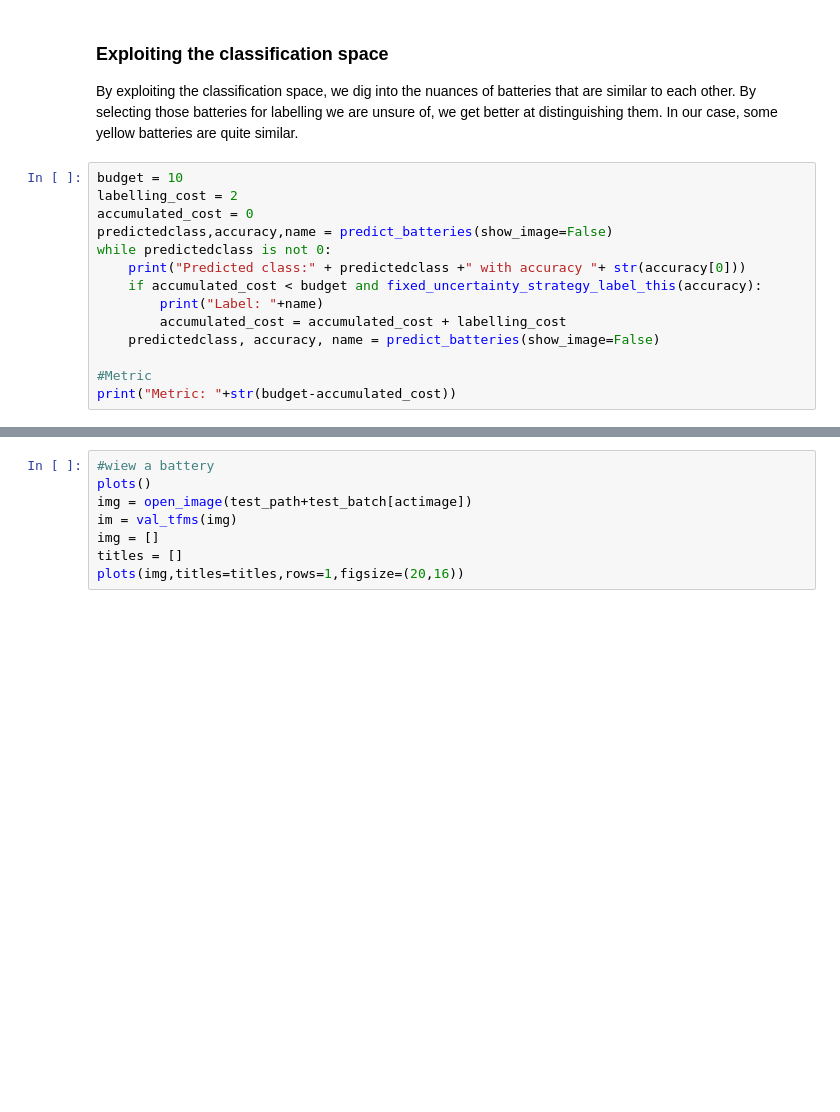
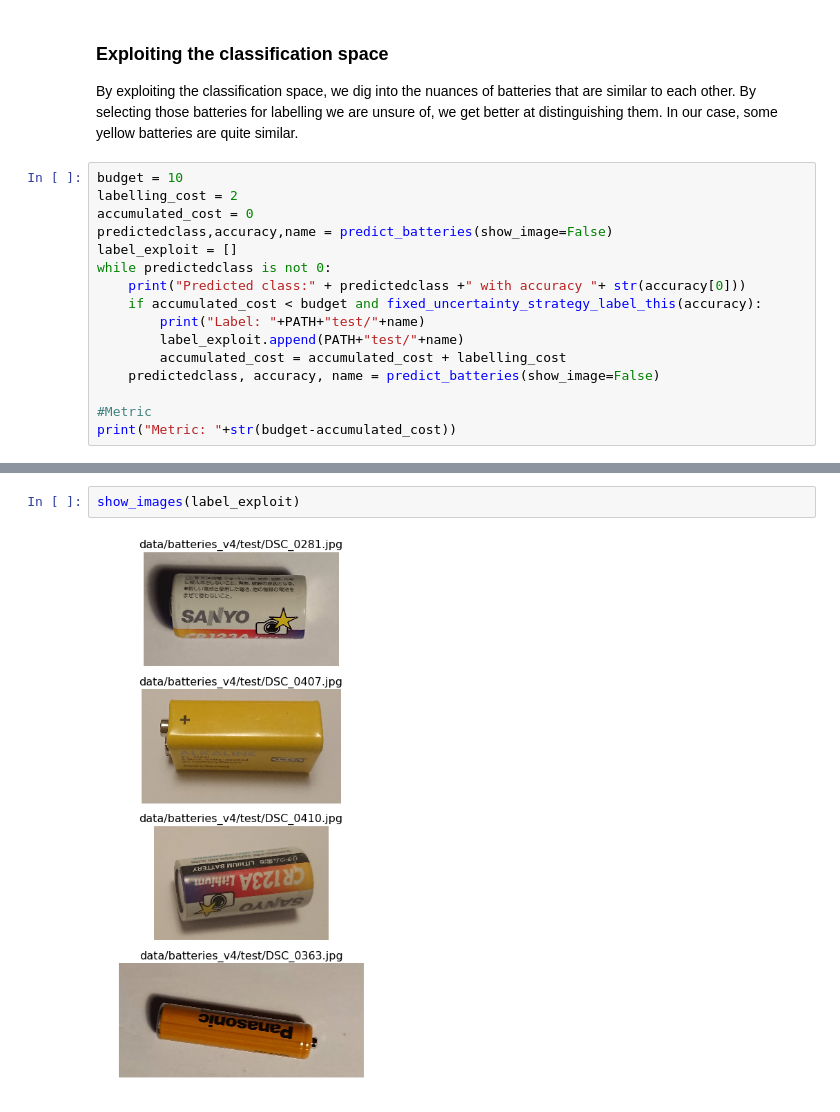
Before and after one commit to k3larra/interactiveML, a Jupyter notebook: activelearning.ipynb, the cells around one changed output, grey strips where cells are left out. Drawn from its saved outputs; the diff is of its cells as text; blank space fills up the shorter version.

```diff
--- a/activelearning.ipynb
+++ b/activelearning.ipynb
@@ -131,10 +165,12 @@ budget = 10
 labelling_cost = 2
 accumulated_cost = 0
 predictedclass,accuracy,name = predict_batteries(show_image=False)
+label_exploit = []
 while predictedclass is not 0:
     print("Predicted class:" + predictedclass +" with accuracy "+ str(accuracy[0]))
     if accumulated_cost < budget and fixed_uncertainty_strategy_label_this(accuracy):
-        print("Label: "+name)
+        print("Label: "+PATH+"test/"+name)
+        label_exploit.append(PATH+"test/"+name)
         accumulated_cost = accumulated_cost + labelling_cost
     predictedclass, accuracy, name = predict_batteries(show_image=False)
 
@@ -166,11 +200,7 @@ Metric: 0
 ![](data/batteries/test/DSC_0357.jpg "DSC_0357.jpg")
 ![](data/batteries/test/DSC_0354.jpg "DSC_0354.jpg")
 ![](data/batteries/test/DSC_0342.jpg "DSC_0342.jpg")
-# %%
-#wiew a battery
-plots()
-img = open_image(test_path+test_batch[actimage])
-im = val_tfms(img)
-img = []
-titles = []
-plots(img,titles=titles,rows=1,figsize=(20,16))
+# %%
+show_images(label_exploit)
+# %% [output]
+[figure, added]
```
Also changed, not shown: parts of 5 cells of this notebook, 21 other files.
